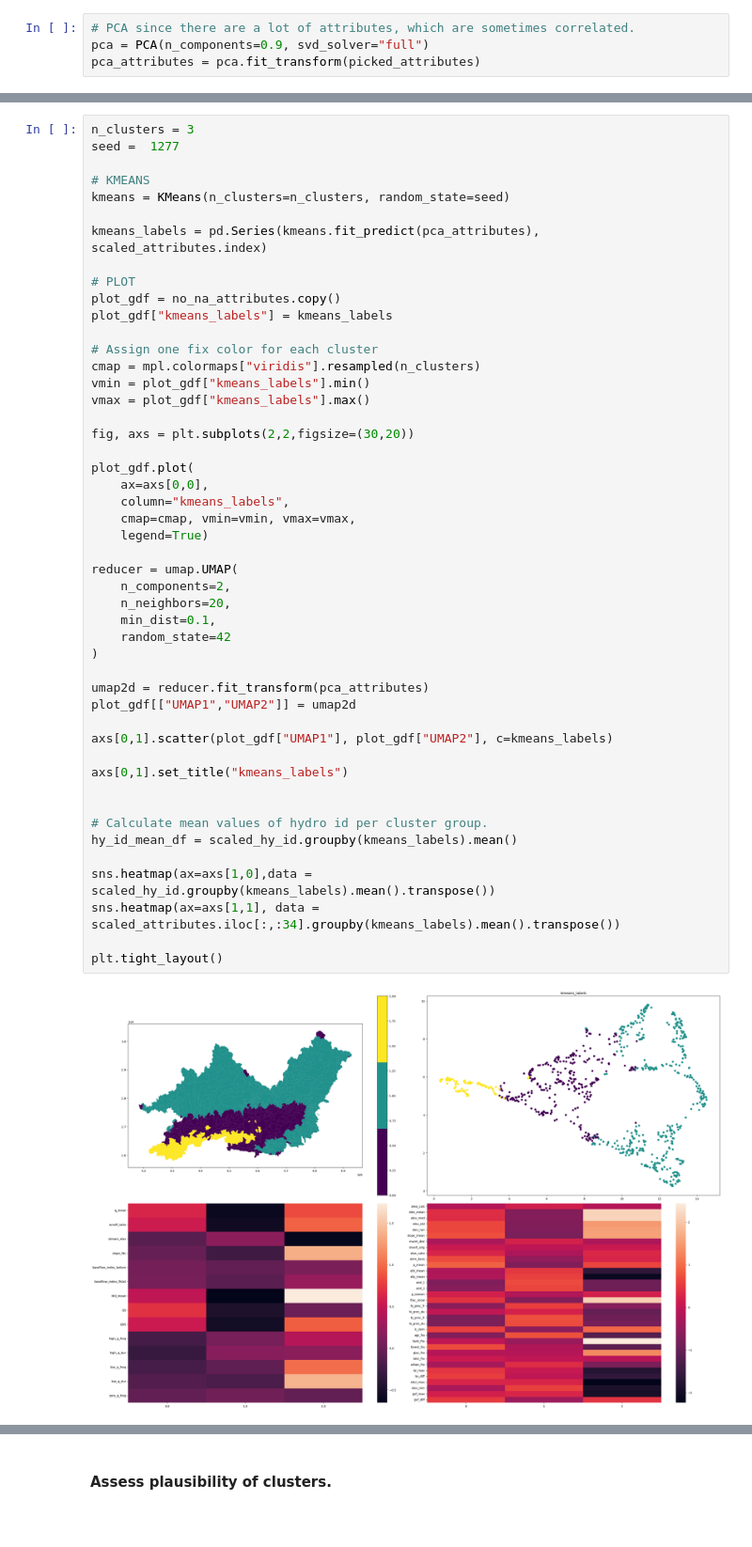
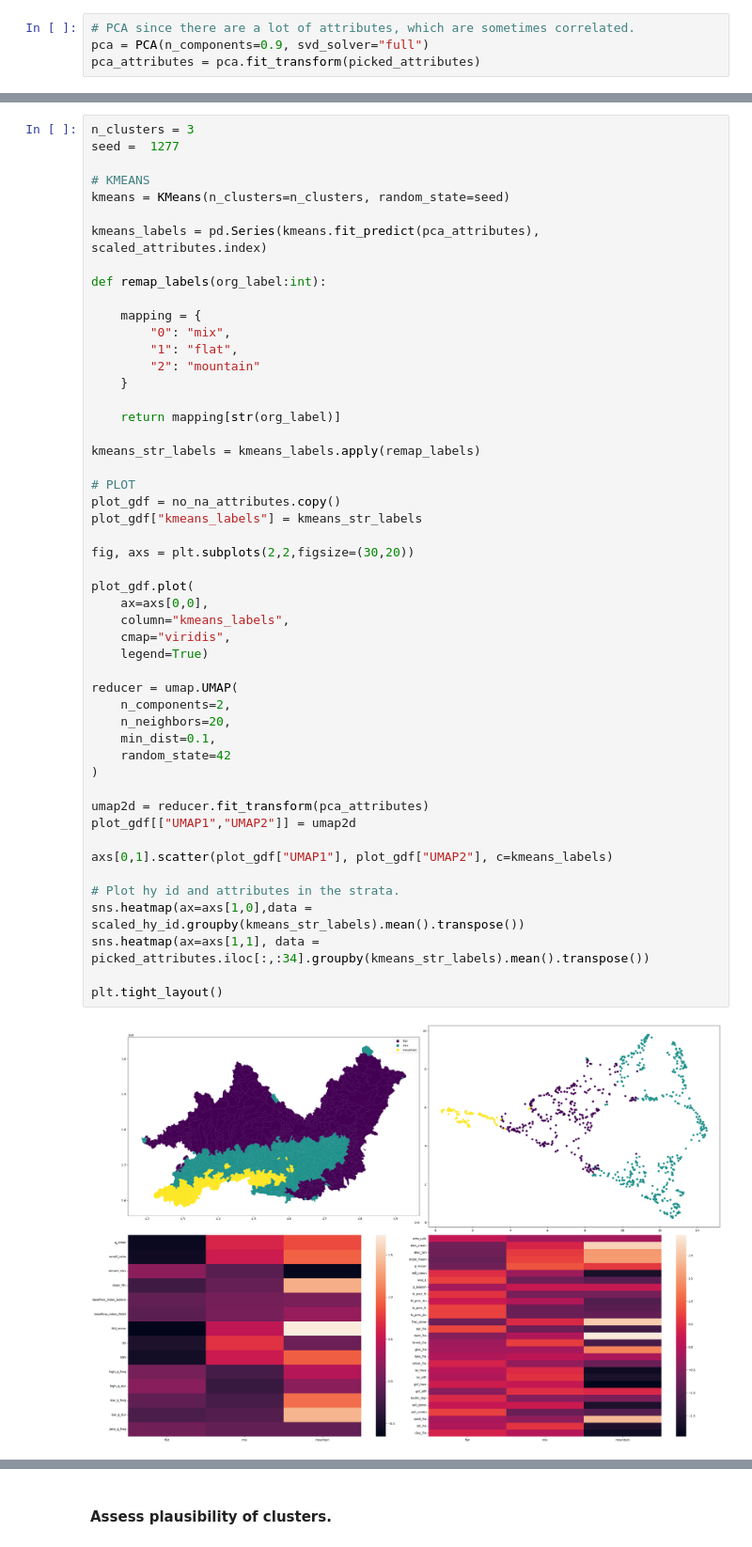
Before and after one commit to tripleUU-U/lamah-ce_lstm, a Jupyter notebook: preprocessing/make_splits.ipynb, the cells around one changed output, grey strips where cells are left out. Shown at 94% size. Drawn from its saved outputs; the diff is of its cells as text; blank space fills up the shorter version.

Commit message:
conducted several experiments with different batch sizes and learning rate approaches and finalized splits, started to characterize strata

```diff
--- a/preprocessing/make_splits.ipynb
+++ b/preprocessing/make_splits.ipynb
@@ -123,46 +130,48 @@ seed =  1277
 # KMEANS
 kmeans = KMeans(n_clusters=n_clusters, random_state=seed)
 
 kmeans_labels = pd.Series(kmeans.fit_predict(pca_attributes), scaled_attributes.index)
 
+def remap_labels(org_label:int):
+
+    mapping = {
+        "0": "mix",
+        "1": "flat",
+        "2": "mountain"
+    }
+
+    return mapping[str(org_label)]
+
+kmeans_str_labels = kmeans_labels.apply(remap_labels)
+
 # PLOT
 plot_gdf = no_na_attributes.copy()
-plot_gdf["kmeans_labels"] = kmeans_labels
-
-# Assign one fix color for each cluster
-cmap = mpl.colormaps["viridis"].resampled(n_clusters)
-vmin = plot_gdf["kmeans_labels"].min()
-vmax = plot_gdf["kmeans_labels"].max()
+plot_gdf["kmeans_labels"] = kmeans_str_labels
 
 fig, axs = plt.subplots(2,2,figsize=(30,20))
 
 plot_gdf.plot(
     ax=axs[0,0],
     column="kmeans_labels",
-    cmap=cmap, vmin=vmin, vmax=vmax,
+    cmap="viridis",
     legend=True)
 
 reducer = umap.UMAP(
     n_components=2,
     n_neighbors=20,
     min_dist=0.1,
     random_state=42
 )
 
 umap2d = reducer.fit_transform(pca_attributes)
 plot_gdf[["UMAP1","UMAP2"]] = umap2d
 
 axs[0,1].scatter(plot_gdf["UMAP1"], plot_gdf["UMAP2"], c=kmeans_labels)
 
-axs[0,1].set_title("kmeans_labels")
-
-
-# Calculate mean values of hydro id per cluster group.
-hy_id_mean_df = scaled_hy_id.groupby(kmeans_labels).mean()
-
-sns.heatmap(ax=axs[1,0],data = scaled_hy_id.groupby(kmeans_labels).mean().transpose())
-sns.heatmap(ax=axs[1,1], data = scaled_attributes.iloc[:,:34].groupby(kmeans_labels).mean().transpose())
+# Plot hy id and attributes in the strata.
+sns.heatmap(ax=axs[1,0],data = scaled_hy_id.groupby(kmeans_str_labels).mean().transpose())
+sns.heatmap(ax=axs[1,1], data = picked_attributes.iloc[:,:34].groupby(kmeans_str_labels).mean().transpose())
 
 plt.tight_layout()
 # %% [output]
-[figure, old version]
+[figure, new version]
```
Also changed, not shown: parts of 7 cells of this notebook, 6 other files.
